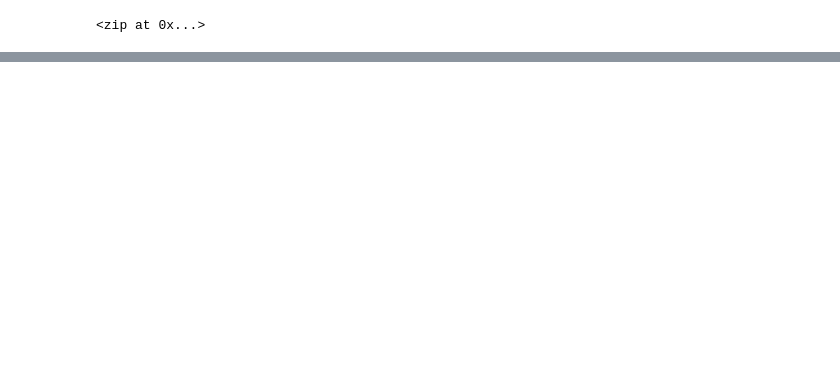
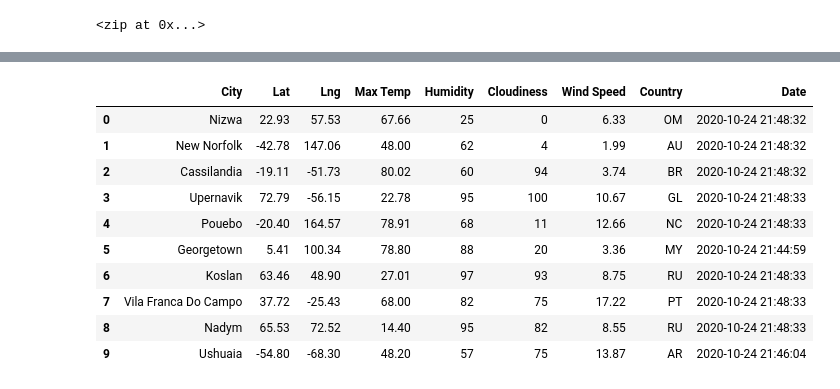
Before and after one commit to asosnik530/World_Weather_Analysis, a Jupyter notebook: WeatherPy.ipynb, the cells around one changed output, grey strips where cells are left out. Drawn from its saved outputs; the diff is of its cells as text; code cells hidden in the pictures; blank space fills up the shorter version.

Commit message:
Adding WeatherPy

```diff
--- a/WeatherPy.ipynb
+++ b/WeatherPy.ipynb
@@ -33,0 +40,4 @@ len(cities)
+# %%
+# Starting URL for Weather Map API Call.
+url = "http://api.openweathermap.org/data/2.5/weather?units=Imperial&APPID=" + weather_api_keys
+print(url)
@@ -33,0 +49,10 @@ len(cities)
+# %%
+# Create an empty list to hold the weather data.
+city_data = []
+# Print the beginning of the logging.
+print("Beginning Data Retrieval     ")
+print("-----------------------------")
+
+# Create counters.
+record_count = 1
+set_count = 1
@@ -33,0 +129,16 @@ len(cities)
+# %%
+# Convert the array of dictionaries to a Pandas DataFrame.
+city_data_df = pd.DataFrame(city_data)
+city_data_df.head(10)
+# %% [output]
+|  | City | Lat | Lng | Max Temp | Humidity | Cloudiness | Wind Speed | Country | Date |
+| 0 | Nizwa | 22.93 | 57.53 | 67.66 | 25 | 0 | 6.33 | OM | 2020-10-24 21:48:32 |
+| 1 | New Norfolk | -42.78 | 147.06 | 48.00 | 62 | 4 | 1.99 | AU | 2020-10-24 21:48:32 |
+| 2 | Cassilandia | -19.11 | -51.73 | 80.02 | 60 | 94 | 3.74 | BR | 2020-10-24 21:48:32 |
+| 3 | Upernavik | 72.79 | -56.15 | 22.78 | 95 | 100 | 10.67 | GL | 2020-10-24 21:48:33 |
+| 4 | Pouebo | -20.40 | 164.57 | 78.91 | 68 | 11 | 12.66 | NC | 2020-10-24 21:48:33 |
+| 5 | Georgetown | 5.41 | 100.34 | 78.80 | 88 | 20 | 3.36 | MY | 2020-10-24 21:44:59 |
+| 6 | Koslan | 63.46 | 48.90 | 27.01 | 97 | 93 | 8.75 | RU | 2020-10-24 21:48:33 |
+| 7 | Vila Franca Do Campo | 37.72 | -25.43 | 68.00 | 82 | 75 | 17.22 | PT | 2020-10-24 21:48:33 |
+| 8 | Nadym | 65.53 | 72.52 | 14.40 | 95 | 82 | 8.55 | RU | 2020-10-24 21:48:33 |
+| 9 | Ushuaia | -54.80 | -68.30 | 48.20 | 57 | 75 | 13.87 | AR | 2020-10-24 21:46:04 |
```
Also changed, not shown: parts of 9 cells of this notebook, 3 other files.
